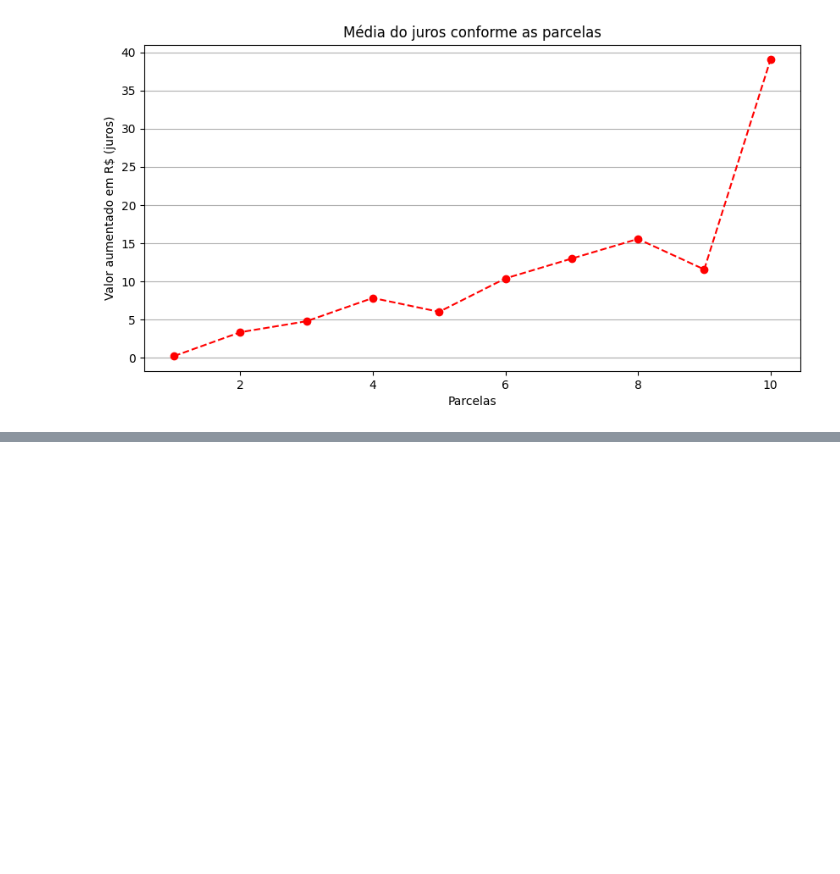
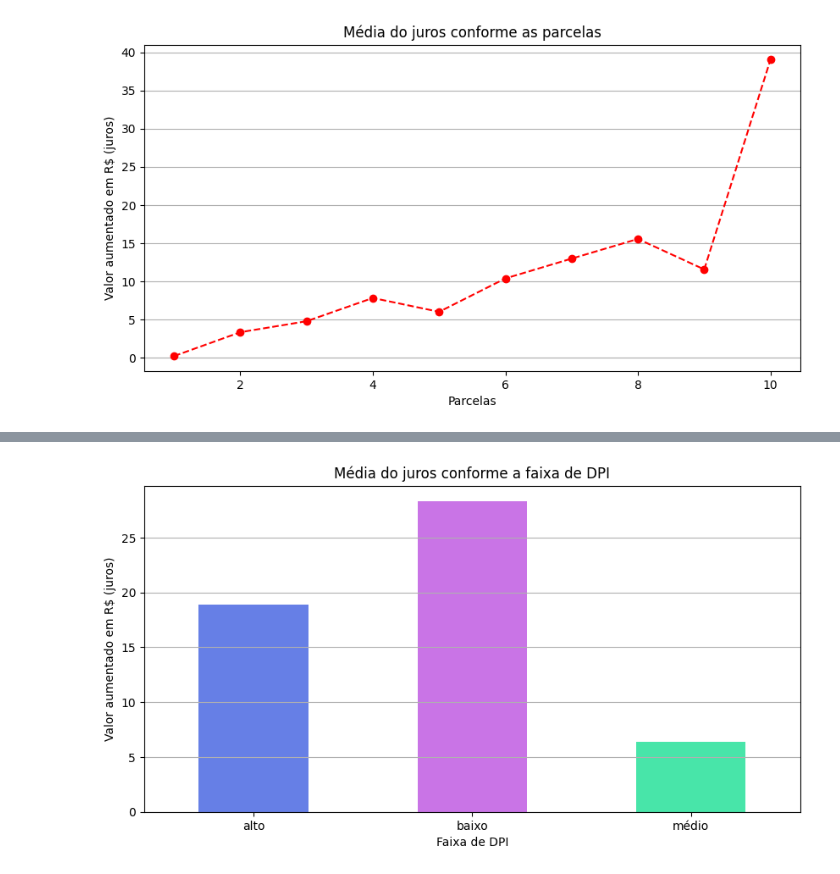
Before and after one commit to joaopbg06/dinamico, a Jupyter notebook: analizeMouses.ipynb, the cells around one changed output, grey strips where cells are left out. Cells and saved outputs as stored; diff of their text form; code cells hidden in the pictures; blank space fills up the shorter version.

```diff
--- a/analizeMouses.ipynb
+++ b/analizeMouses.ipynb
@@ -46,0 +92,13 @@ plt.show()
+# %%
+#Média do juros conforme a faixa de DPI
+media_juros_por_parcela = df.groupby('categoria_dpi')['juros'].mean()
+
+media_juros_por_parcela.plot(kind='bar', figsize=(10,5), color=['#667FE6', '#C974E6', '#48E5A9'])
+plt.title("Média do juros conforme a faixa de DPI")
+plt.xlabel('Faixa de DPI')
+plt.ylabel('Valor aumentado em R$ (juros)')
+plt.grid(axis='y')
+plt.xticks(rotation=0)
+plt.show()
+# %% [output]
+[figure, added]
```
Also changed, not shown: parts of 8 cells of this notebook, 3 other files.
